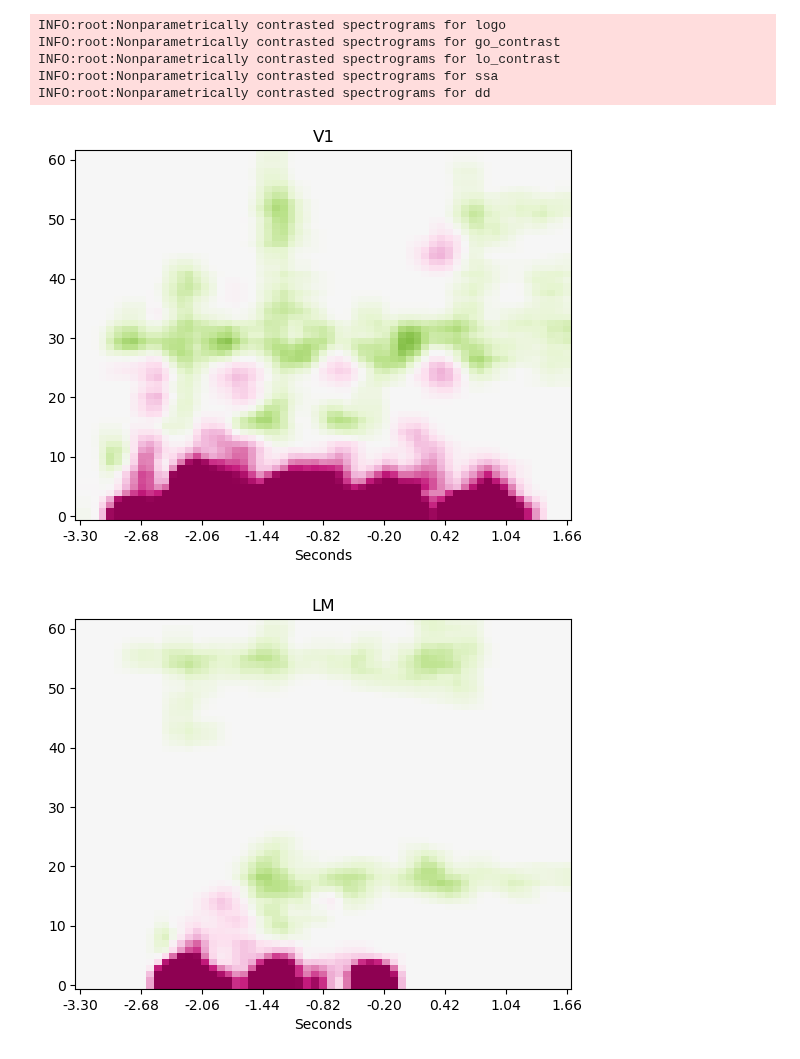
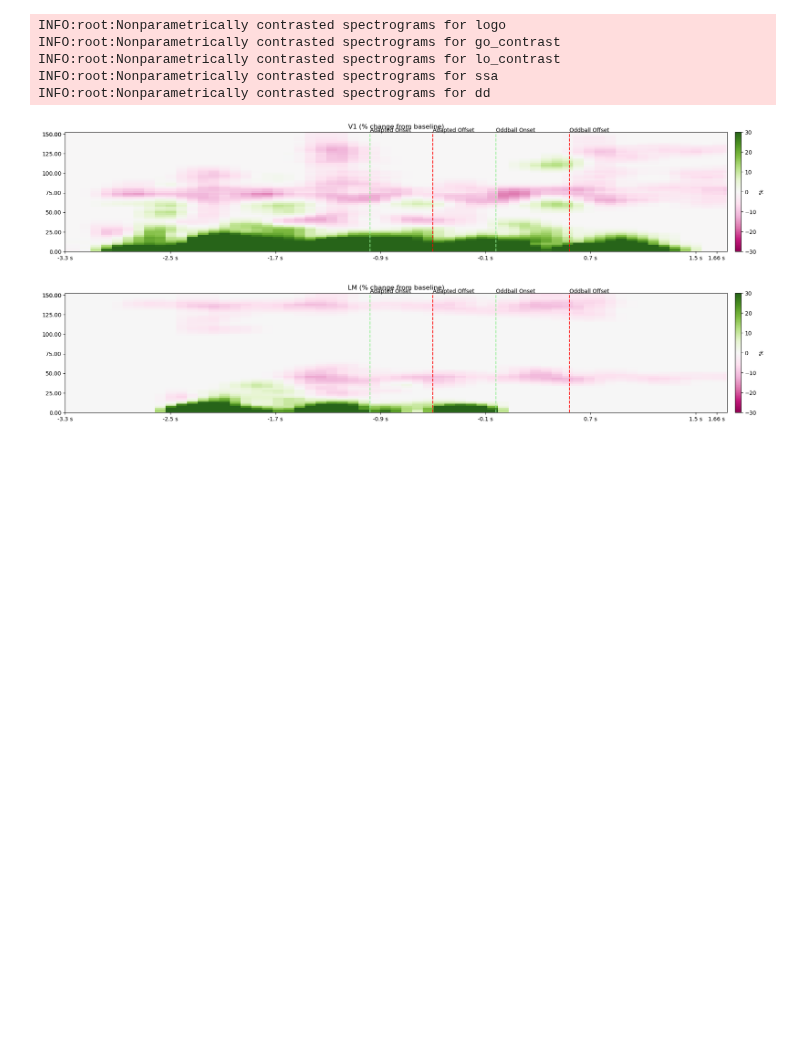
Before and after one commit to BastosLab/electropysiology, a Jupyter notebook: notebooks/passiveglo/grand_spectrogram_nonparametric.ipynb, the cells around one changed output. Saved outputs shown, nothing was run; the diff lists cells and outputs as text; code cells hidden in the pictures; blank space fills up the shorter version.

Commit message:
notebooks.passiveglo.grand_spectrogram_nonparametric: GO encoded in theta-beta
Signed-off-by: Eli Sennesh <eli.sennesh@vanderbilt.edu>

```diff
--- a/notebooks/passiveglo/grand_spectrogram_nonparametric.ipynb
+++ b/notebooks/passiveglo/grand_spectrogram_nonparametric.ipynb
@@ -84,18 +87,15 @@ def initialize_grand_cluster_test(key, signals):
 # %%
 contrasts = {}
 # %%
-def spectrogram_signal(spectrogram):
-    data = spectrogram.result(baseline=(-3.5 * pq.second, -3.0 * pq.second), trial_mean=False)
-    data = np.moveaxis(data, 0, 1) * pq.percent
-    timestamps = spectrogram.times
-    return epych.signal.EpochedSignal(pd.DataFrame(spectrogram.freqs, columns=["Hz"]), data, np.diff(timestamps).mean(), timestamps)
+def baselined_spectrogram(spectrogram):
+    return spectrogram.result().channel_mean().baseline(-3.5 * pq.second, -3.0 * pq.second)
 # %%
 def area_name(probe, signals):
     return probe
 # %%
 for (name, condl, condr) in CONTRASTS:
     contrasts[name] = epych.statistic.Summary(area_name, initialize_grand_cluster_test)
-    contrast_signals = {k: (spectrogram_signal(spectrograms[condl].stats[k]), spectrogram_signal(spectrograms[condr].stats[k]))
+    contrast_signals = {k: (baselined_spectrogram(spectrograms[condl].stats[k]), baselined_spectrogram(spectrograms[condr].stats[k]))
                         for k in spectrograms[condl].stats.keys()}
     contrasts[name].calculate([contrast_signals])
     logging.info("Nonparametrically contrasted spectrograms for %s" % name)
@@ -111,9 +111,8 @@ for (name, _, _) in CONTRASTS:
 # %%
 for area in anatomical_areas:
     contrast = contrasts["go_contrast"].stats[area].result()
-    contrast['signal']
-    contrast['signal'].fmap(lambda data: data * contrast['mask'][:, :, np.newaxis]).heatmap(cmap='PiYG', title=stattitle(area, contrast['signal']), vmax=30, vmin=-30)
+    contrast['signal'].fmap(lambda data: data * contrast['mask']).heatmap(cmap='PiYG', title=stattitle(area, contrast['signal']), vmax=30, vmin=-30, **EVENTS)
     plt.show()
 # %% [output]
-[figure, old version]
+[figure, new version]
-[figure, old version]
+[figure, new version]
```
Also changed, not shown: parts of 3 cells of this notebook.
